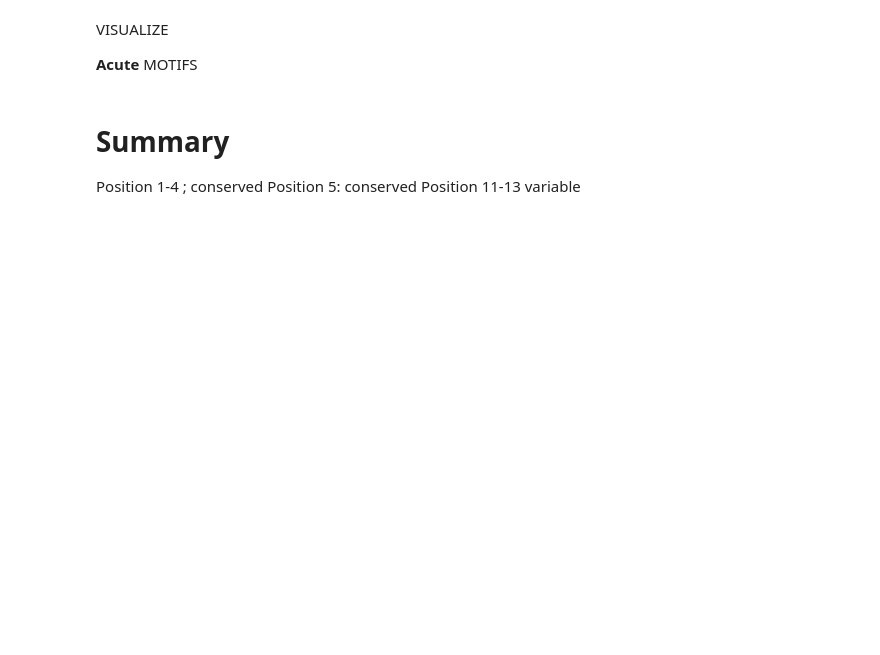
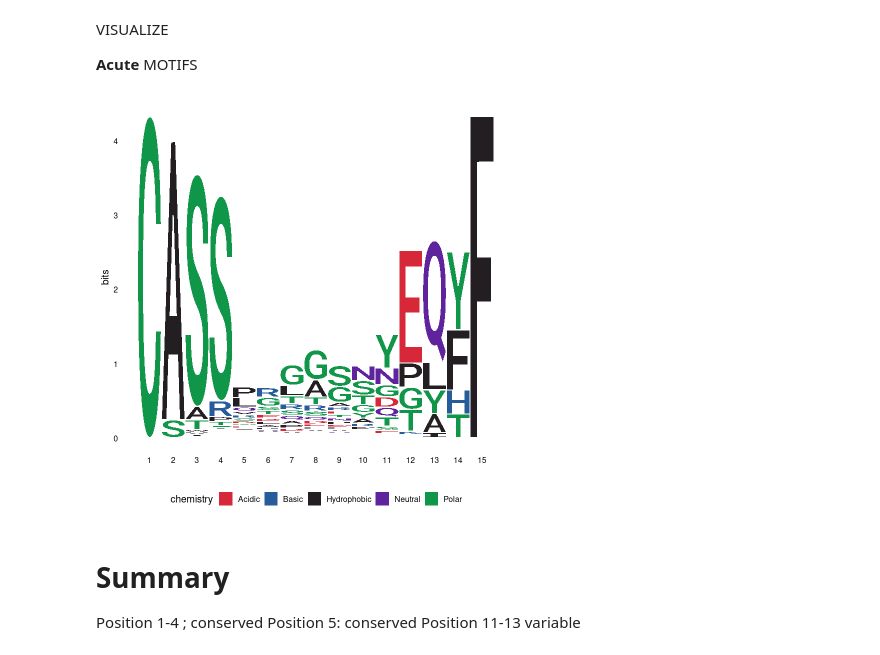
Before and after one commit to mshobair/precisionFDA_Covid19_repo, a Jupyter notebook: MotifVisualizationR.ipynb, the cells around one changed output. Saved outputs shown, nothing was run; the diff lists cells and outputs as text; code cells hidden in the pictures; blank space fills up the shorter version.

```diff
--- a/MotifVisualizationR.ipynb
+++ b/MotifVisualizationR.ipynb
@@ -148,7 +150,9 @@ VISUALIZE
 
 **Acute** MOTIFS
 # %%
-visualize_motif(acute_seq)
+visualize_motif(seq2)
+# %% [output]
+[figure, added]
 # %% [markdown]
 # Summary
 Position 1-4 ; conserved
```
Also changed, not shown: parts of 26 cells of this notebook, 1 other file.
